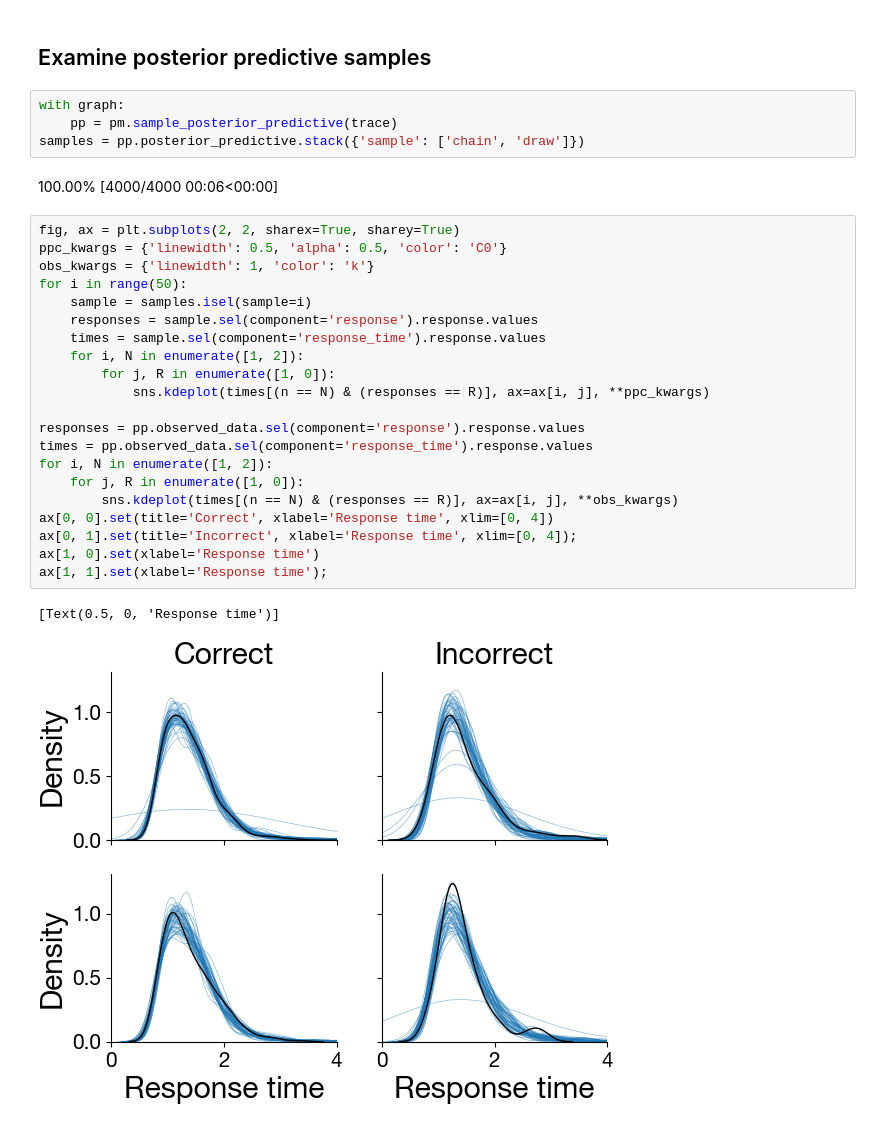
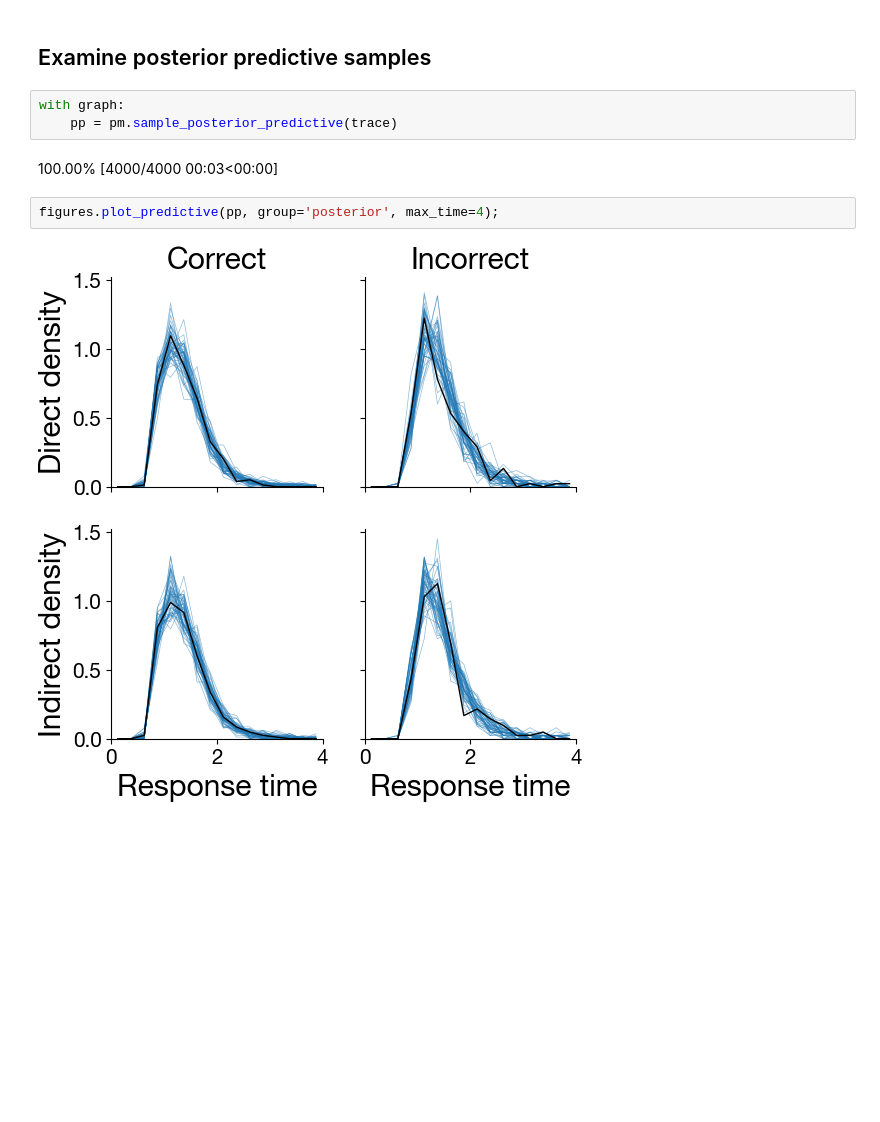
Before and after one commit to prestonlab/devreact, a Jupyter notebook: jupyter/test_recovery_3afc_single.ipynb, the cells around one changed output. Drawn from its saved outputs; the diff is of its cells as text; blank space fills up the shorter version.

```diff
--- a/jupyter/test_recovery_3afc_single.ipynb
+++ b/jupyter/test_recovery_3afc_single.ipynb
@@ -122,33 +103,12 @@ with mpl.rc_context({'figure.constrained_layout.use': True}):
 # %%
 with graph:
     pp = pm.sample_posterior_predictive(trace)
-samples = pp.posterior_predictive.stack({'sample': ['chain', 'draw']})
 # %% [output]
-100.00% [4000/4000 00:06<00:00]
+100.00% [4000/4000 00:03<00:00]
-# %%
-fig, ax = plt.subplots(2, 2, sharex=True, sharey=True)
-ppc_kwargs = {'linewidth': 0.5, 'alpha': 0.5, 'color': 'C0'}
-obs_kwargs = {'linewidth': 1, 'color': 'k'}
-for i in range(50):
-    sample = samples.isel(sample=i)
-    responses = sample.sel(component='response').response.values
-    times = sample.sel(component='response_time').response.values
-    for i, N in enumerate([1, 2]):
-        for j, R in enumerate([1, 0]):
-            sns.kdeplot(times[(n == N) & (responses == R)], ax=ax[i, j], **ppc_kwargs)
-
-responses = pp.observed_data.sel(component='response').response.values
-times = pp.observed_data.sel(component='response_time').response.values
-for i, N in enumerate([1, 2]):
-    for j, R in enumerate([1, 0]):
-        sns.kdeplot(times[(n == N) & (responses == R)], ax=ax[i, j], **obs_kwargs)
-ax[0, 0].set(title='Correct', xlabel='Response time', xlim=[0, 4])
-ax[0, 1].set(title='Incorrect', xlabel='Response time', xlim=[0, 4]);
-ax[1, 0].set(xlabel='Response time')
-ax[1, 1].set(xlabel='Response time');
-# %% [output]
-[Text(0.5, 0, 'Response time')]
-[figure, removed]
+# %%
+figures.plot_predictive(pp, group='posterior', max_time=4);
+# %% [output]
+[figure, added]
 # %%
 %load_ext watermark
 %watermark -v -iv
```
Also changed, not shown: parts of 8 cells of this notebook.
